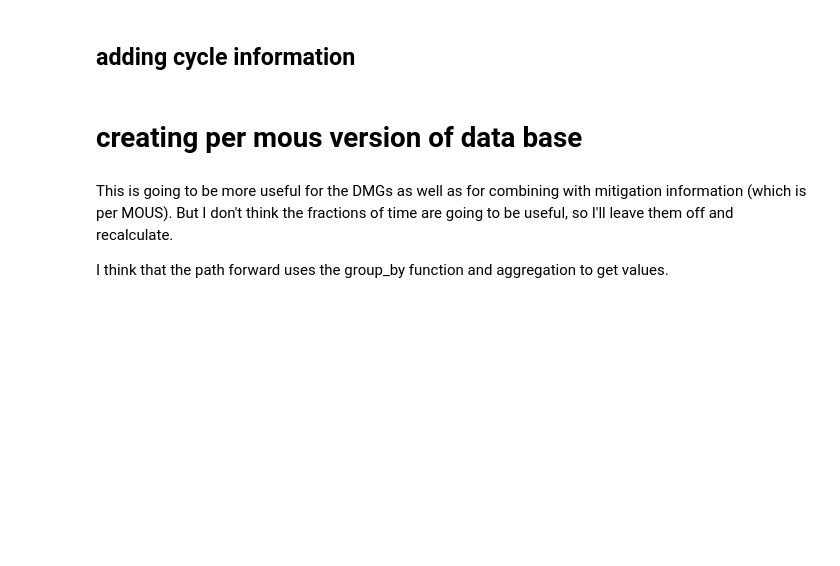
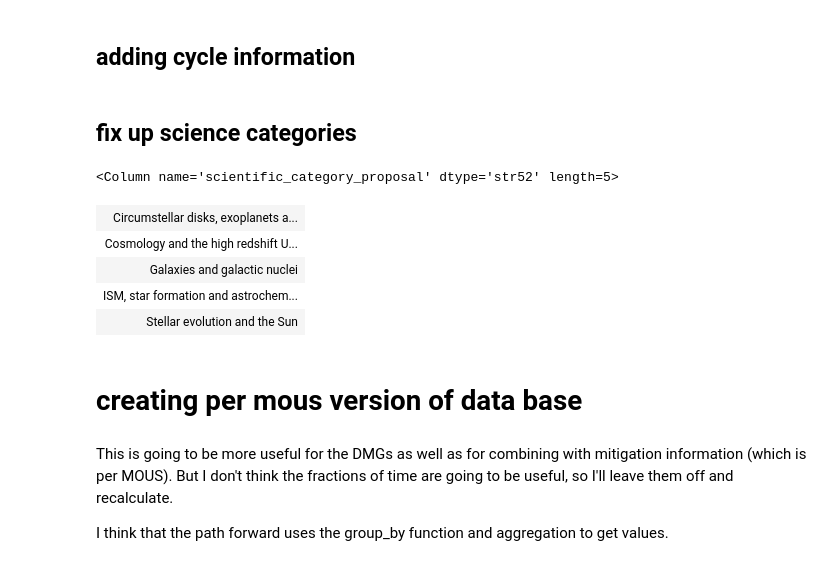
Before and after one commit to aakepley/big-cubes, a Jupyter notebook: WSU_size_of_computing_numbers_database.ipynb, the cells around one changed output. Saved outputs shown, nothing was run; the diff lists cells and outputs as text; code cells hidden in the pictures; blank space fills up the shorter version.

```diff
--- a/WSU_size_of_computing_numbers_database.ipynb
+++ b/WSU_size_of_computing_numbers_database.ipynb
@@ -318,3 +322,5 @@ result_tos['cycle_info'] = cycle_info
 # %%
 cycle_info = np.full(len(result_c8_tos),'cycle8')
 result_c8_tos['cycle_info'] = cycle_info
+# %% [markdown]
+## fix up science categories
@@ -321,3 +332,12 @@ result_c8_tos['cycle_info'] = cycle_info
+# %%
+np.unique(result_tos['scientific_category_proposal'])
+# %% [output]
+<Column name='scientific_category_proposal' dtype='str52' length=5>
+| Circumstellar disks, exoplanets a... |
+| Cosmology and the high redshift U... |
+| Galaxies and galactic nuclei |
+| ISM, star formation and astrochem... |
+| Stellar evolution and the Sun |
 # %% [markdown]
 # creating per mous version of data base
 # %% [markdown]
```
Also changed, not shown: parts of 16 cells of this notebook, 3 other files.
